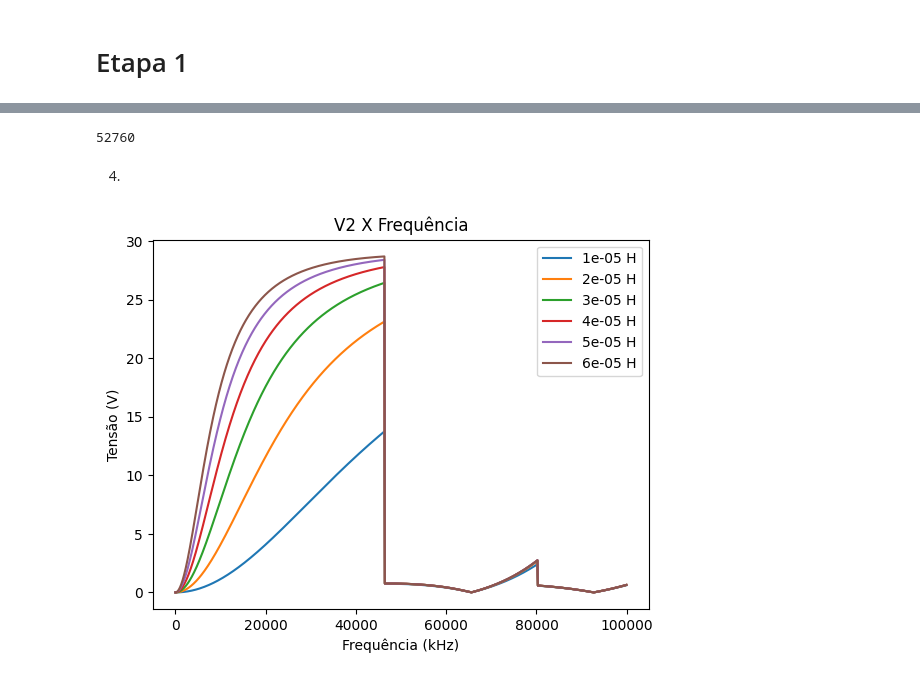
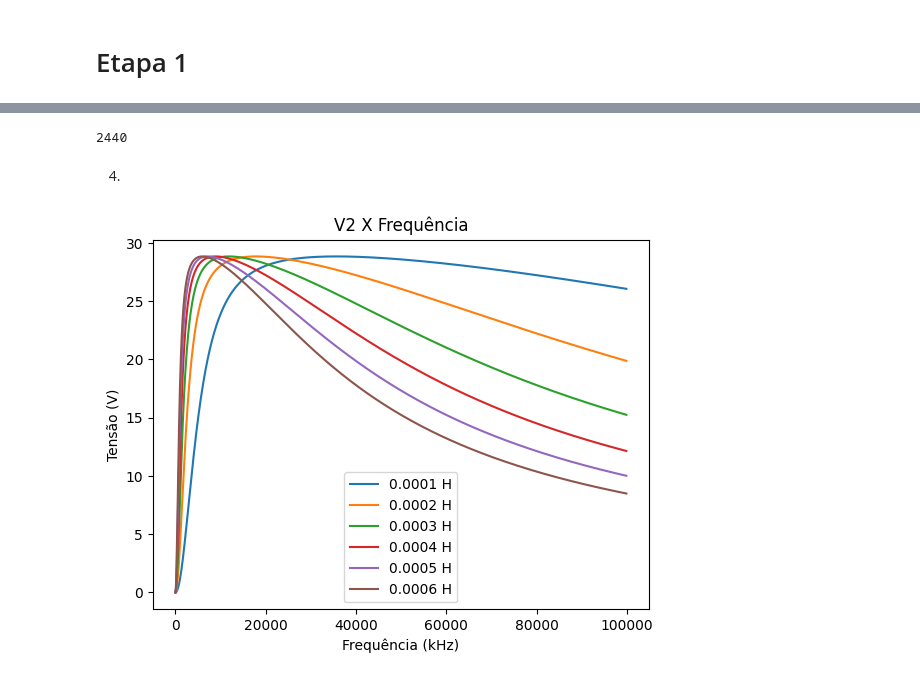
Before and after one commit to pedrocivita/roger4, a Jupyter notebook: grupo2_wpt.ipynb, the cells around one changed output, grey strips where cells are left out. Saved outputs shown, nothing was run; the diff lists cells and outputs as text; code cells hidden in the pictures.

```diff
--- a/grupo2_wpt.ipynb
+++ b/grupo2_wpt.ipynb
@@ -41,6 +62,6 @@ def capacitorPelaFreqRes(freq, indutancia):
 # %%
 l  = 0.01
-c = 1e-9
+c = 0.47e-6
 
 freqRes = freqResonancia(l, c)
 print("Frequencia de ressonancia: ", freqRes)
@@ -53,7 +74,7 @@ r = 1
 k = 0.3
 m = k*l
 
-frequencies = np.arange(40000, 60000, 10)
+frequencies = np.arange(1000, 100000, 10)
 
 values = {"i1": [], "i2": [], "v2": []}
 # %% [output]
@@ -90,26 +111,26 @@ for i in range(len(values['i1'])):
         freq_max = frequencies[i]
 freq_max
 # %% [output]
-52760
+2440
 # %% [markdown]
 4)
 # %%
 l_list = [100e-6, 200e-6, 300e-6, 400e-6, 500e-6, 600e-6]
 # l2_list = [0.1, 0.5, 1, 5, 10, 50]
-freqs = np.arange(10, 100000, 100)
+freqs = np.arange(1, 100e3, 100)
 k = 0.3
 for l in l_list:
     v2_list = []
     m = k*l
     for f in freqs:
         c = capacitorPelaFreqRes(f, l)
         i1, i2, v2 = CalcularTransformadorProjeto(v1, rc, r, l, k, c, f)
         v2_list.append(abs(v2))
     plt.plot(freqs, v2_list, label=f"{l} H")
 plt.xlabel("Frequência (kHz)")
 plt.ylabel("Tensão (V)")
 plt.title('V2 X Frequência')
 plt.legend()
 plt.show()
 # %% [output]
-[figure, old version]
+[figure, new version]
```
Also changed, not shown: parts of 16 cells of this notebook.
